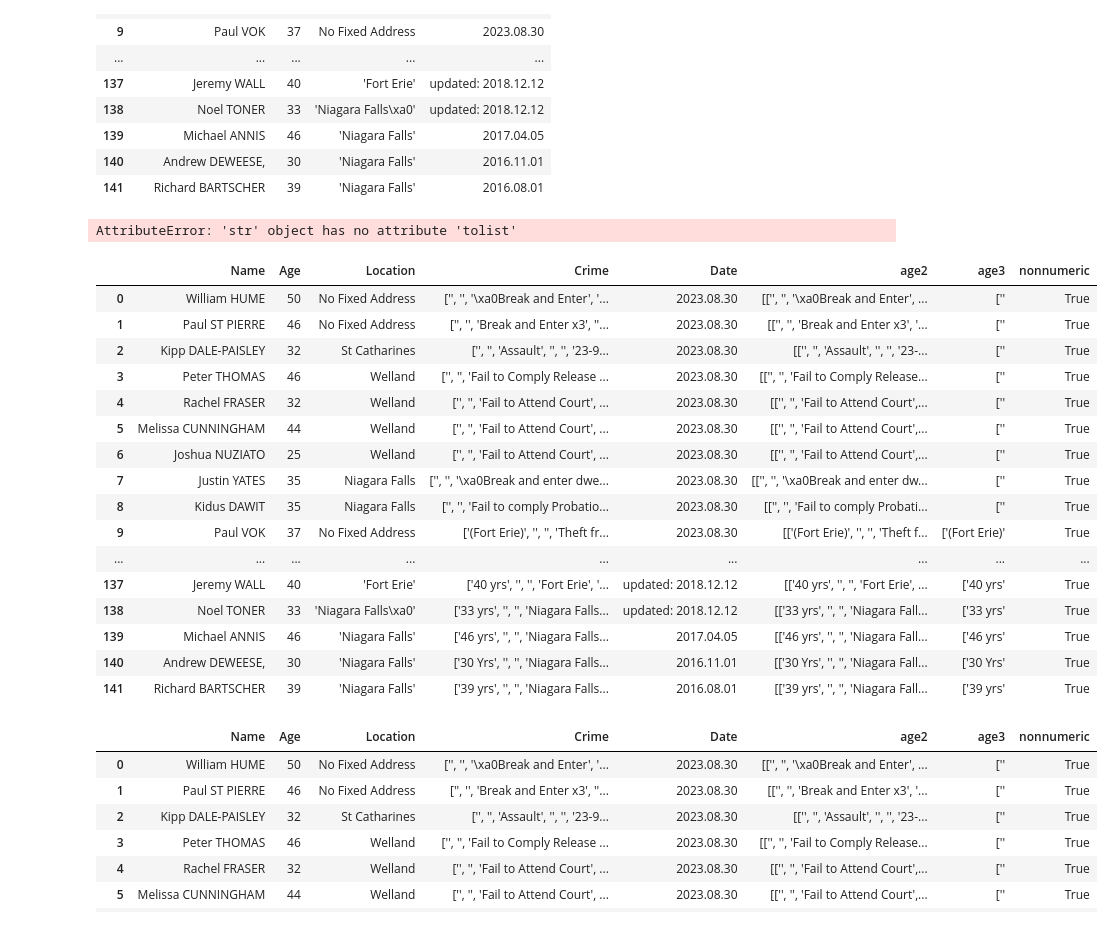
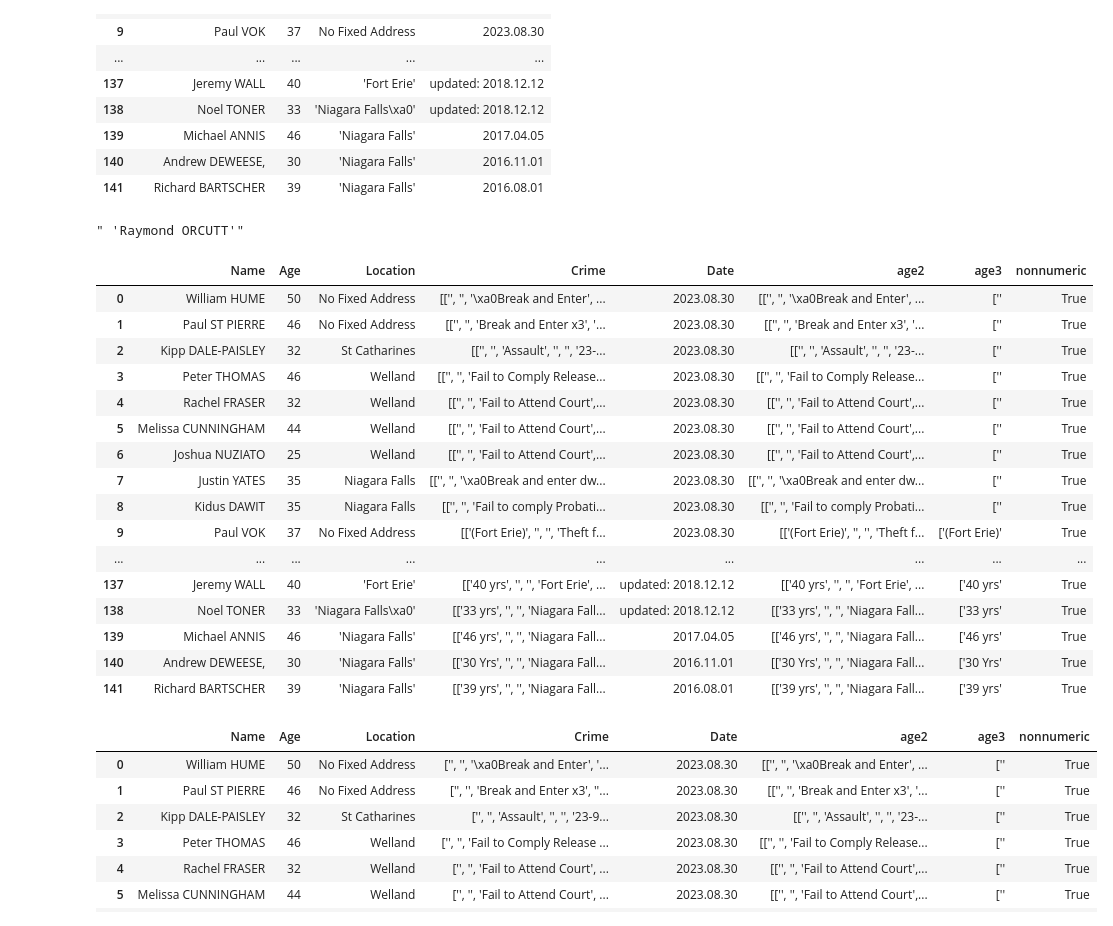
Before and after one commit to withabubaker/Niagara-MostWanted-WebScraping-Tableau, a Jupyter notebook: dataCleaning.ipynb, the cells around one changed output. Saved outputs shown, nothing was run; the diff lists cells and outputs as text; code cells hidden in the pictures.

Commit message:
update Name column p2

```diff
--- a/dataCleaning.ipynb
+++ b/dataCleaning.ipynb
@@ -71,7 +71,7 @@ age2        0
 age3        0
 dtype: int64
 # %%
-char_remove = ['[', '\'', 'Yrs','yrs', '.','Years','old', '\\xa0' ]
+char_remove = ['[', '\'', 'Yrs','yrs', '.','Years','old', '\\xa0','`' ]
 for char in char_remove:
     df['Age']=df['Age'].str.replace(char, '')
 
@@ -123,42 +123,45 @@ df[['Name', 'Age','Location','Date']]
 | 139 | Michael ANNIS | 46 | 'Niagara Falls' | 2017.04.05 |
 | 140 | Andrew DEWEESE, | 30 | 'Niagara Falls' | 2016.11.01 |
 | 141 | Richard BARTSCHER | 39 | 'Niagara Falls' | 2016.08.01 |
+# %%
+# convert Crime column to list
+df['Crime']=df['Crime'].str.split(',')
 # %%
-df.iloc[47,3]
+df.iloc[47,3][2]
 # %% [output]
-AttributeError: 'str' object has no attribute 'tolist'
+" 'Raymond ORCUTT'"
 # %%
 """
 update Name column, although name column is not important when we do data analysis,
 but still we can use it to validate our data with what's on the website/source.
 
 """
 
 df.iloc[12,0] = df.iloc[12,1]
 df.iloc[18,0] = df.iloc[18,1]
 df.iloc[24,0] = df.iloc[24,1]
 
-df.iloc[47,0] = df.iloc[47,3][2]
-
-df
+rows=[28,33,47]
+for i in rows:
+    df.iloc[i,0] = df.iloc[i,3][2]
 # %% [output]
 |  | Name | Age | Location | Crime | Date | age2 | age3 | nonnumeric |
-| 0 | William HUME | 50 | No Fixed Address | ['', '', '\xa0Break and Enter', '... | 2023.08.30 | [['', '', '\xa0Break and Enter', ... | ['' | True |
-| 1 | Paul ST PIERRE | 46 | No Fixed Address | ['', '', 'Break and Enter x3', ''... | 2023.08.30 | [['', '', 'Break and Enter x3', '... | ['' | True |
-| 2 | Kipp DALE-PAISLEY | 32 | St Catharines | ['', '', 'Assault', '', '', '23-9... | 2023.08.30 | [['', '', 'Assault', '', '', '23-... | ['' | True |
-| 3 | Peter THOMAS | 46 | Welland | ['', '', 'Fail to Comply Release ... | 2023.08.30 | [['', '', 'Fail to Comply Release... | ['' | True |
-| 4 | Rachel FRASER | 32 | Welland | ['', '', 'Fail to Attend Court', ... | 2023.08.30 | [['', '', 'Fail to Attend Court',... | ['' | True |
-| 5 | Melissa CUNNINGHAM | 44 | Welland | ['', '', 'Fail to Attend Court', ... | 2023.08.30 | [['', '', 'Fail to Attend Court',... | ['' | True |
-| 6 | Joshua NUZIATO | 25 | Welland | ['', '', 'Fail to Attend Court', ... | 2023.08.30 | [['', '', 'Fail to Attend Court',... | ['' | True |
-| 7 | Justin YATES | 35 | Niagara Falls | ['', '', '\xa0Break and enter dwe... | 2023.08.30 | [['', '', '\xa0Break and enter dw... | ['' | True |
-| 8 | Kidus DAWIT | 35 | Niagara Falls | ['', '', 'Fail to comply Probatio... | 2023.08.30 | [['', '', 'Fail to comply Probati... | ['' | True |
-| 9 | Paul VOK | 37 | No Fixed Address | ['(Fort Erie)', '', '', 'Theft fr... | 2023.08.30 | [['(Fort Erie)', '', '', 'Theft f... | ['(Fort Erie)' | True |
+| 0 | William HUME | 50 | No Fixed Address | [['', '', '\xa0Break and Enter', ... | 2023.08.30 | [['', '', '\xa0Break and Enter', ... | ['' | True |
+| 1 | Paul ST PIERRE | 46 | No Fixed Address | [['', '', 'Break and Enter x3', '... | 2023.08.30 | [['', '', 'Break and Enter x3', '... | ['' | True |
+| 2 | Kipp DALE-PAISLEY | 32 | St Catharines | [['', '', 'Assault', '', '', '23-... | 2023.08.30 | [['', '', 'Assault', '', '', '23-... | ['' | True |
+| 3 | Peter THOMAS | 46 | Welland | [['', '', 'Fail to Comply Release... | 2023.08.30 | [['', '', 'Fail to Comply Release... | ['' | True |
+| 4 | Rachel FRASER | 32 | Welland | [['', '', 'Fail to Attend Court',... | 2023.08.30 | [['', '', 'Fail to Attend Court',... | ['' | True |
+| 5 | Melissa CUNNINGHAM | 44 | Welland | [['', '', 'Fail to Attend Court',... | 2023.08.30 | [['', '', 'Fail to Attend Court',... | ['' | True |
+| 6 | Joshua NUZIATO | 25 | Welland | [['', '', 'Fail to Attend Court',... | 2023.08.30 | [['', '', 'Fail to Attend Court',... | ['' | True |
+| 7 | Justin YATES | 35 | Niagara Falls | [['', '', '\xa0Break and enter dw... | 2023.08.30 | [['', '', '\xa0Break and enter dw... | ['' | True |
+| 8 | Kidus DAWIT | 35 | Niagara Falls | [['', '', 'Fail to comply Probati... | 2023.08.30 | [['', '', 'Fail to comply Probati... | ['' | True |
+| 9 | Paul VOK | 37 | No Fixed Address | [['(Fort Erie)', '', '', 'Theft f... | 2023.08.30 | [['(Fort Erie)', '', '', 'Theft f... | ['(Fort Erie)' | True |
 | ... | ... | ... | ... | ... | ... | ... | ... | ... |
-| 137 | Jeremy WALL | 40 | 'Fort Erie' | ['40 yrs', '', '', 'Fort Erie', '... | updated: 2018.12.12 | [['40 yrs', '', '', 'Fort Erie', ... | ['40 yrs' | True |
-| 138 | Noel TONER | 33 | 'Niagara Falls\xa0' | ['33 yrs', '', '', 'Niagara Falls... | updated: 2018.12.12 | [['33 yrs', '', '', 'Niagara Fall... | ['33 yrs' | True |
-| 139 | Michael ANNIS | 46 | 'Niagara Falls' | ['46 yrs', '', '', 'Niagara Falls... | 2017.04.05 | [['46 yrs', '', '', 'Niagara Fall... | ['46 yrs' | True |
-| 140 | Andrew DEWEESE, | 30 | 'Niagara Falls' | ['30 Yrs', '', '', 'Niagara Falls... | 2016.11.01 | [['30 Yrs', '', '', 'Niagara Fall... | ['30 Yrs' | True |
-| 141 | Richard BARTSCHER | 39 | 'Niagara Falls' | ['39 yrs', '', '', 'Niagara Falls... | 2016.08.01 | [['39 yrs', '', '', 'Niagara Fall... | ['39 yrs' | True |
+| 137 | Jeremy WALL | 40 | 'Fort Erie' | [['40 yrs', '', '', 'Fort Erie', ... | updated: 2018.12.12 | [['40 yrs', '', '', 'Fort Erie', ... | ['40 yrs' | True |
+| 138 | Noel TONER | 33 | 'Niagara Falls\xa0' | [['33 yrs', '', '', 'Niagara Fall... | updated: 2018.12.12 | [['33 yrs', '', '', 'Niagara Fall... | ['33 yrs' | True |
+| 139 | Michael ANNIS | 46 | 'Niagara Falls' | [['46 yrs', '', '', 'Niagara Fall... | 2017.04.05 | [['46 yrs', '', '', 'Niagara Fall... | ['46 yrs' | True |
+| 140 | Andrew DEWEESE, | 30 | 'Niagara Falls' | [['30 Yrs', '', '', 'Niagara Fall... | 2016.11.01 | [['30 Yrs', '', '', 'Niagara Fall... | ['30 Yrs' | True |
+| 141 | Richard BARTSCHER | 39 | 'Niagara Falls' | [['39 yrs', '', '', 'Niagara Fall... | 2016.08.01 | [['39 yrs', '', '', 'Niagara Fall... | ['39 yrs' | True |
 # %%
 df.loc[df['nonnumeric'] == True]
 # %% [output]
```
